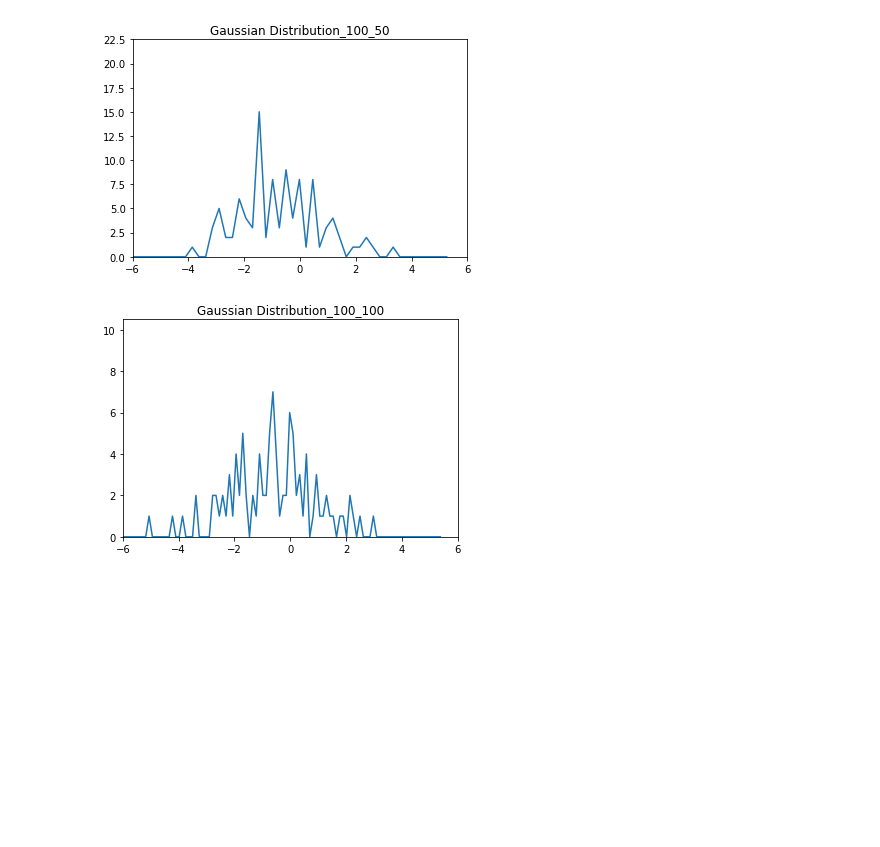
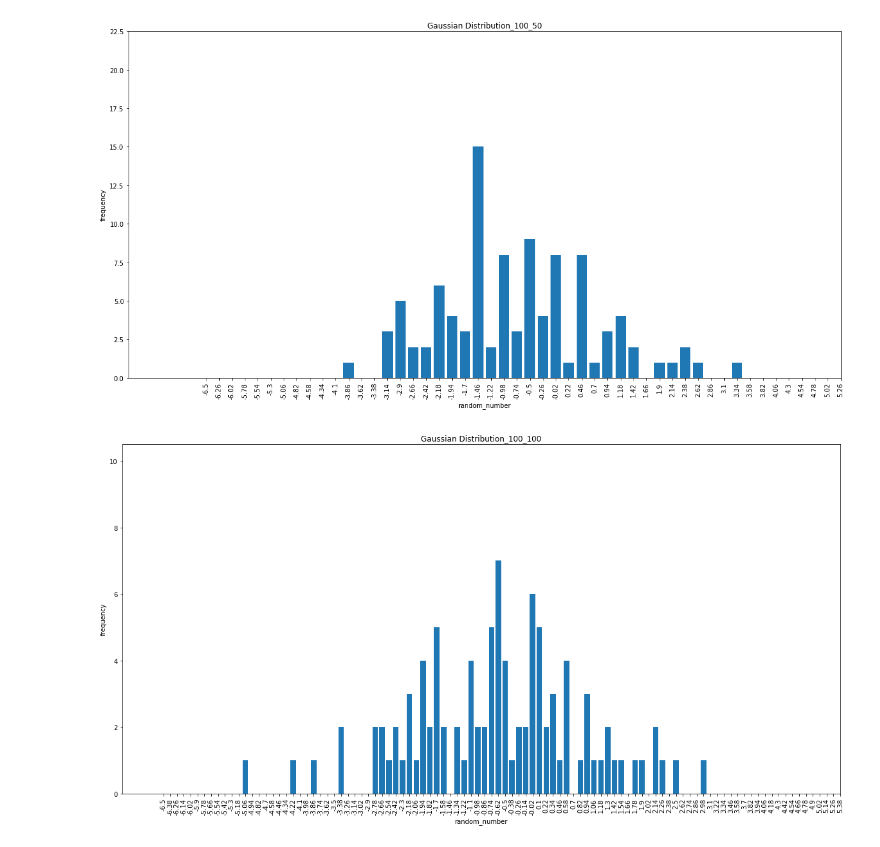
Before and after one commit to dajinstory/hanyang_univ, a Jupyter notebook: MAT3008_Numerical_Analysis/hw6/make_graph.ipynb, the cells around one changed output. Cells and saved outputs as stored; diff of their text form; code cells hidden in the pictures; blank space fills up the shorter version.

```diff
--- a/MAT3008_Numerical_Analysis/hw6/make_graph.ipynb
+++ b/MAT3008_Numerical_Analysis/hw6/make_graph.ipynb
@@ -4,15 +5,23 @@ import matplotlib.pyplot as plt
 # %%
 for func in ['Gaussian Distribution', 'Uniform Distribution']:
     for samples in ['100','10000','1000000']:
         for sections in ['50', '100']:
             filename = func+'_'+samples+'_'+sections
             df=pd.read_csv('distributions/'+filename+'.csv')
+
+            plt.rcParams["figure.figsize"] = (20,10)
             plt.title(filename)
+            plt.xlabel('random_number')
+            plt.ylabel('frequency')
             plt.xlim(-6, 6)
             plt.ylim(0, df['cnt'].max()*1.5)
-            plt.plot(df['x'], df['cnt'])
+            index = np.arange(int(sections))
+            plt.xticks(rotation=90)
+
+            plt.bar(index, df['cnt'], tick_label=df['x'])
+            plt.savefig(filename)
             plt.show()
             plt.close()
 # %% [output]
-[figure, old version]
+[figure, new version]
-[figure, old version]
+[figure, new version]
```
Also changed, not shown: parts of 2 cells of this notebook, 12 other files.
